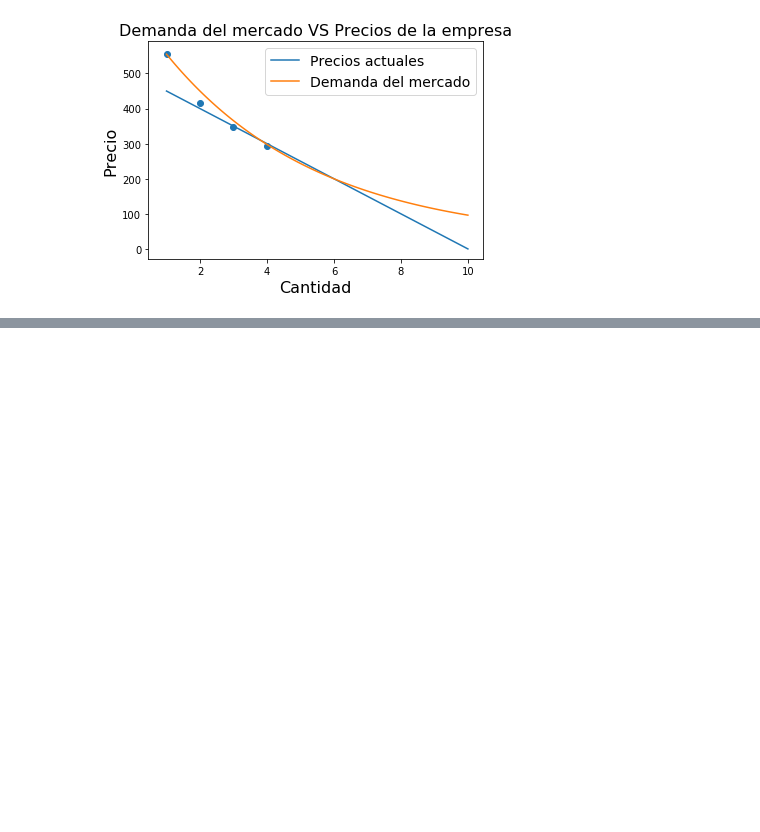
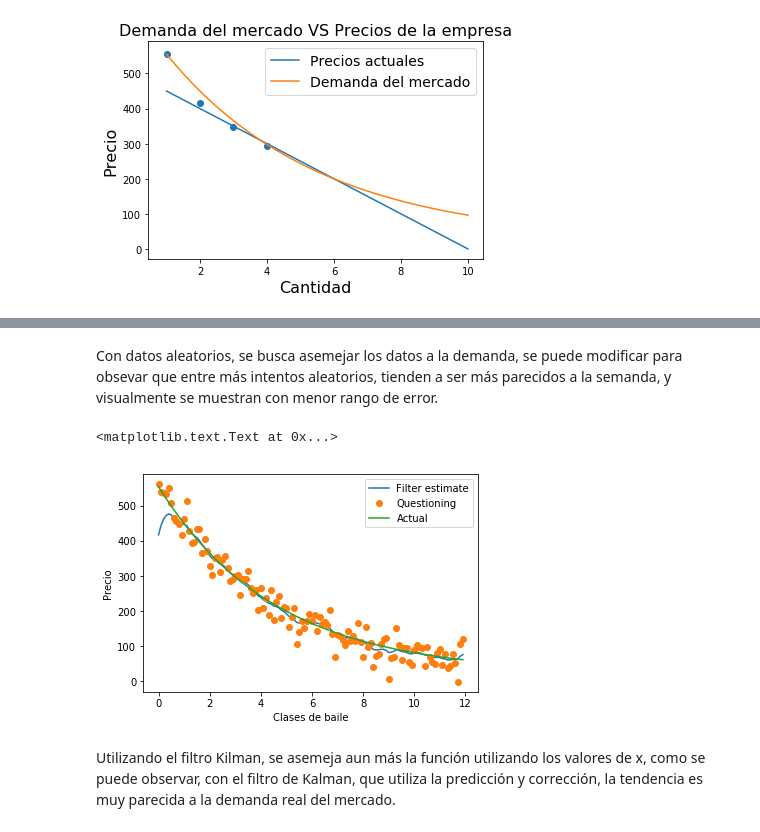
Before and after one commit to ramirezdiana/SimulacionMatematica2017, a Jupyter notebook: proyecto.ipynb, the cells around one changed output, grey strips where cells are left out. Saved outputs shown, nothing was run; the diff lists cells and outputs as text; code cells hidden in the pictures; blank space fills up the shorter version.

```diff
--- a/proyecto.ipynb
+++ b/proyecto.ipynb
@@ -75,0 +109,23 @@ plt.show()
+# %% [markdown]
+Con datos aleatorios, se busca asemejar los datos a la demanda, se puede modificar para obsevar que entre más intentos aleatorios, tienden a ser más parecidos a la semanda, y visualmente se muestran con menor rango de error.
+# %%
+tau=3
+kf=KalmanFilter(transition_matrices=[1],
+                observation_matrices=[1],
+                initial_state_mean=0,
+                initial_state_covariance=1,
+                observation_covariance=1,
+                transition_covariance=.1)
+sim=yactual
+state_means,state_covss=kf.smooth(sim)
+plt.plot(t,state_means[:,0])
+plt.plot(t,sim,'o')
+plt.plot(t,y[:,0])
+plt.legend(['Filter estimate','Questioning','Actual'])
+plt.xlabel('Clases de baile')
+plt.ylabel('Precio')
+# %% [output]
+<matplotlib.text.Text at 0x...>
+[figure, added]
+# %% [markdown]
+Utilizando el filtro Kilman, se asemeja aun más la función utilizando los valores de x, como se puede observar, con el filtro de Kalman, que utiliza la predicción y corrección, la tendencia es muy parecida a la demanda real del mercado.
```
Also changed, not shown: parts of 4 cells of this notebook.
